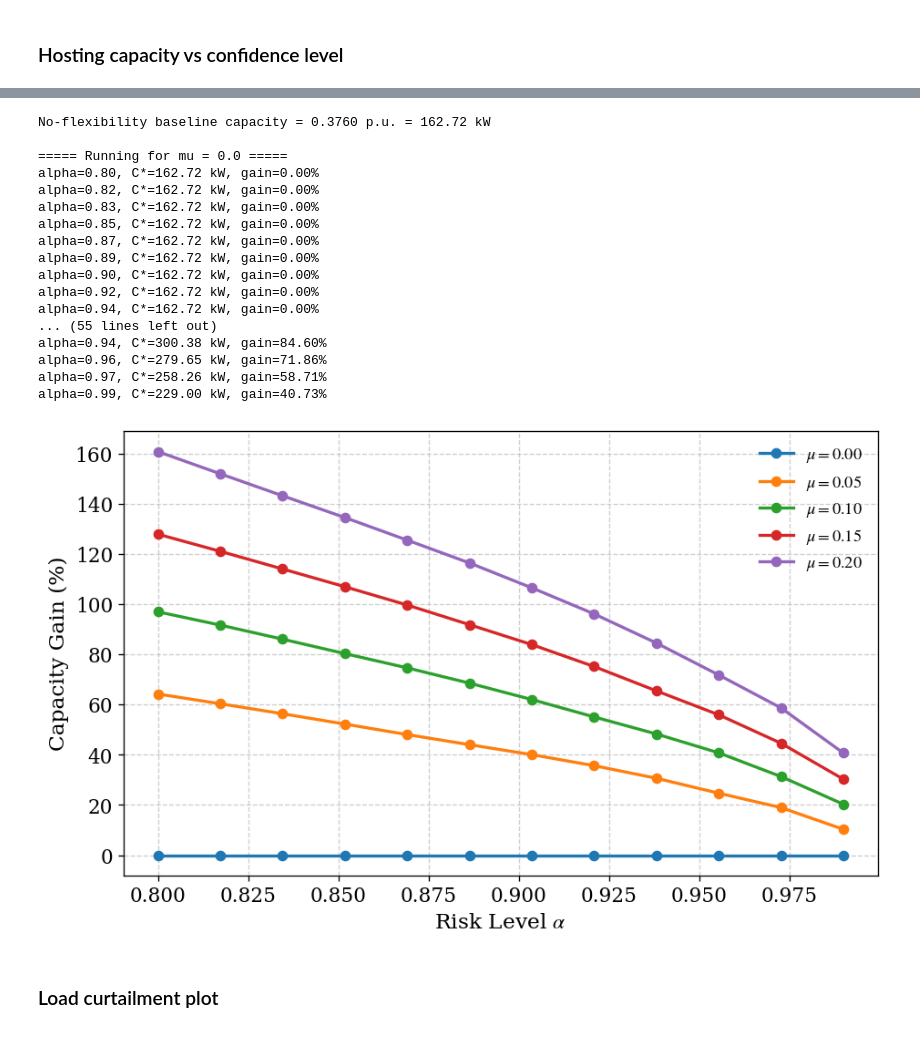
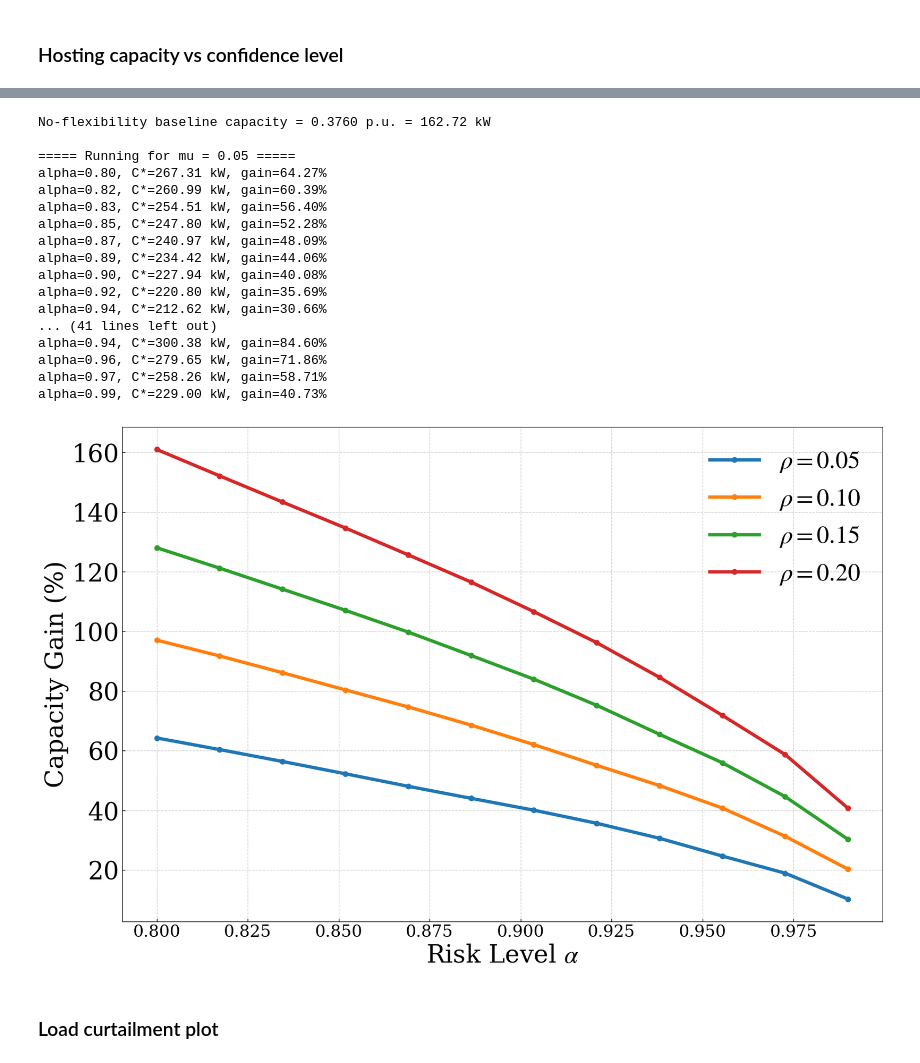
Before and after one commit to gcsarker/dynamic_hosting, a Jupyter notebook: Intervention_test.ipynb, the cells around one changed output, grey strips where cells are left out. Saved outputs shown, nothing was run; the diff lists cells and outputs as text; code cells hidden in the pictures.

```diff
--- a/Intervention_test.ipynb
+++ b/Intervention_test.ipynb
@@ -1209,0 +1223,28 @@ lambda=1.000e+00, status=optimal, K=5, C=0.4032
+# %%
+plt.figure(figsize=(12, 8))
+
+for mu in mu_list:
+    res = all_results[mu]
+
+    T = len(C_res)
+
+    K_percent = (np.array(res["K_vals"]) / T) * 100
+
+    plt.plot(
+        res["lam_vals"],
+        K_percent,
+        marker='o',
+        linewidth=2,
+        label=rf'$\rho = {mu}$'
+    )
+
+# Optional (recommended for lambda)
+plt.xscale('log')
+
+plt.xlabel(r'$\lambda$')
+plt.ylabel(r'Time intervened $\frac{K}{T}$ (%)')
+plt.legend()
+plt.grid(True, linestyle='--', alpha=0.6)
+
+plt.tight_layout()
+plt.show()
@@ -1214,7 +1257,7 @@ lambda=1.000e+00, status=optimal, K=5, C=0.4032
 
 alpha_vals = np.linspace(0.0, 0.99, 12)
 
-mu_list = [0.0, 0.05, 0.10, 0.15, 0.20]
+mu_list = [0.05, 0.10, 0.15, 0.20]
 
 results = {}
 
@@ -1269,6 +1331,6 @@ plt.show()
 # %%
 alpha_vals = np.linspace(0.8, 0.99, 12)
-mu_list = [0.0, 0.05, 0.10, 0.15, 0.20]
+mu_list = [0.05, 0.10, 0.15, 0.20]
 
 results_kw = {}
 
@@ -1314,42 +1376,42 @@ for mu in mu_list:
 # %% [output]
 No-flexibility baseline capacity = 0.3760 p.u. = 162.72 kW
 
-===== Running for mu = 0.0 =====
-alpha=0.80, C*=162.72 kW, gain=0.00%
-alpha=0.82, C*=162.72 kW, gain=0.00%
-alpha=0.83, C*=162.72 kW, gain=0.00%
-alpha=0.85, C*=162.72 kW, gain=0.00%
-alpha=0.87, C*=162.72 kW, gain=0.00%
-alpha=0.89, C*=162.72 kW, gain=0.00%
-alpha=0.90, C*=162.72 kW, gain=0.00%
-alpha=0.92, C*=162.72 kW, gain=0.00%
-alpha=0.94, C*=162.72 kW, gain=0.00%
-... (55 lines left out)
+===== Running for mu = 0.05 =====
+alpha=0.80, C*=267.31 kW, gain=64.27%
+alpha=0.82, C*=260.99 kW, gain=60.39%
+alpha=0.83, C*=254.51 kW, gain=56.40%
+alpha=0.85, C*=247.80 kW, gain=52.28%
+alpha=0.87, C*=240.97 kW, gain=48.09%
+alpha=0.89, C*=234.42 kW, gain=44.06%
+alpha=0.90, C*=227.94 kW, gain=40.08%
+alpha=0.92, C*=220.80 kW, gain=35.69%
+alpha=0.94, C*=212.62 kW, gain=30.66%
+... (41 lines left out)
 alpha=0.94, C*=300.38 kW, gain=84.60%
 alpha=0.96, C*=279.65 kW, gain=71.86%
 alpha=0.97, C*=258.26 kW, gain=58.71%
 alpha=0.99, C*=229.00 kW, gain=40.73%
 # %%
-plt.figure(figsize=(8, 5))
+plt.figure(figsize=(15, 10))
 
 for mu in mu_list:
     plt.plot(
         alpha_vals,
         results_kw[mu],
         marker='o',
-        linewidth=2,
-        label=fr'$\mu={mu:.2f}$'
+        linewidth=4,
+        label=fr'$\rho={mu:.2f}$'
     )
 
-plt.xlabel(r'Risk Level $\alpha$', fontsize=14)
-plt.ylabel('Capacity Gain (%)', fontsize=14)
+plt.xlabel(r'Risk Level $\alpha$')
+plt.ylabel('Capacity Gain (%)')
 # plt.title('Capacity Gain vs Risk Level for Different Curtailment Limits', fontsize=15)
 plt.grid(True, linestyle='--', alpha=0.6)
-plt.legend(fontsize=11)
+plt.legend()
 plt.tight_layout()
 plt.show()
 # %% [output]
-[figure, old version]
+[figure, new version]
 # %% [markdown]
 ### Load curtailment plot
 # %%
```
Also changed, not shown: parts of 34 cells of this notebook, 39 other files.
